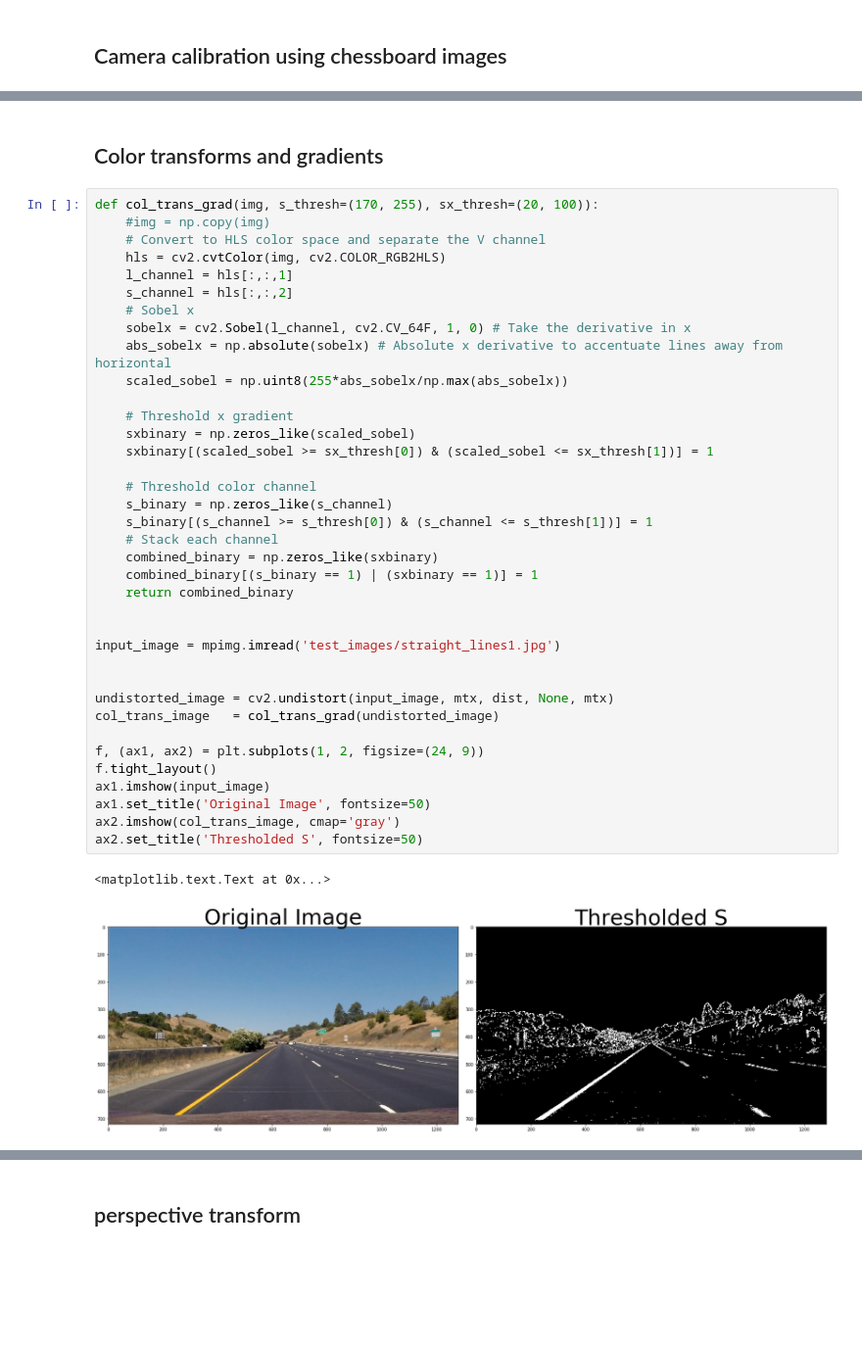
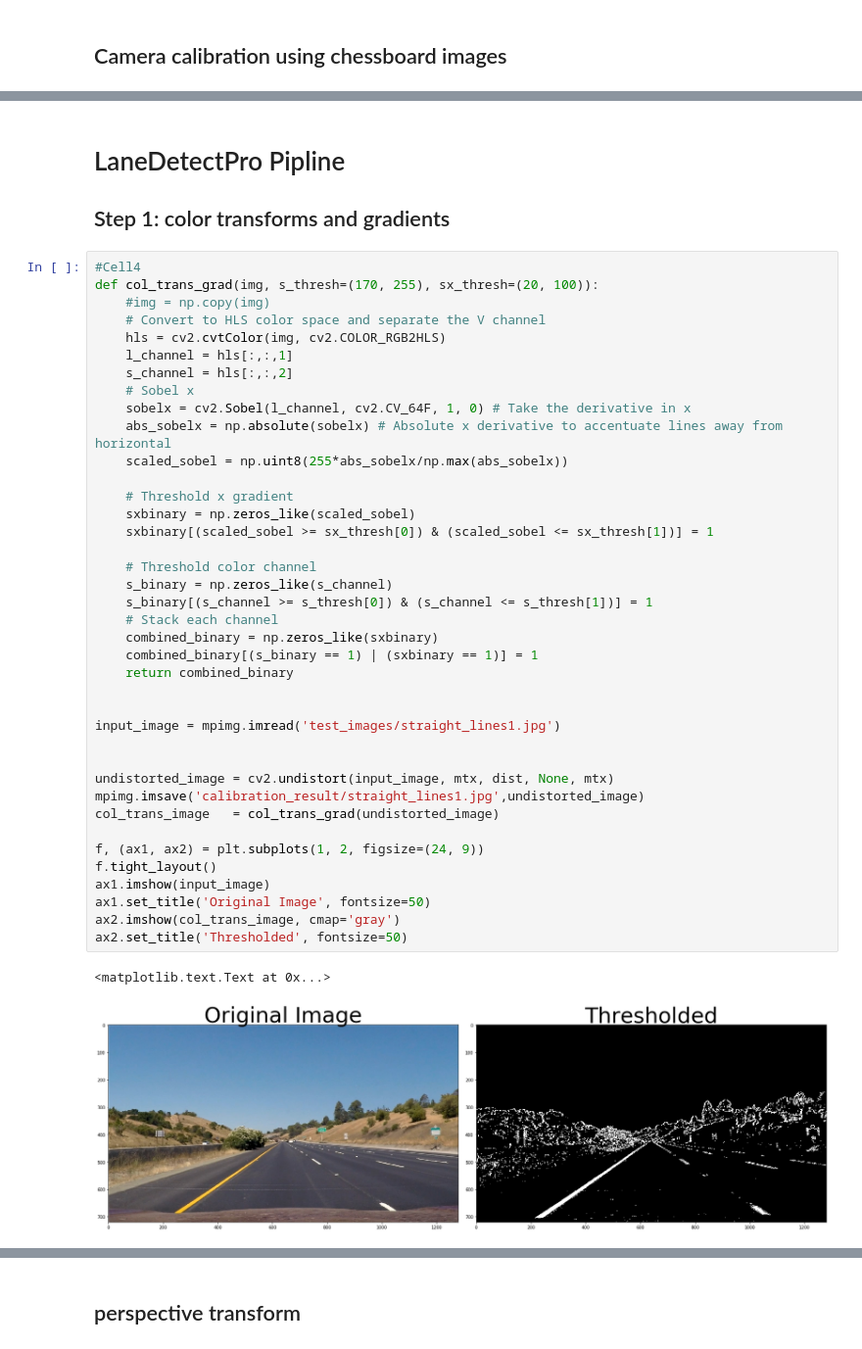
Before and after one commit to mjalalmaab/LaneDetectPro, a Jupyter notebook: LaneDetectPro.ipynb, the cells around one changed output, grey strips where cells are left out. Shown at 98% size. Drawn from its saved outputs; the diff is of its cells as text; blank space fills up the shorter version.

```diff
--- a/LaneDetectPro.ipynb
+++ b/LaneDetectPro.ipynb
@@ -80,8 +62,10 @@ ax2.set_title('Undistorted Image', fontsize=30)
 <matplotlib.text.Text at 0x...>
 [figure]
 # %% [markdown]
-## Color transforms and gradients
+# LaneDetectPro Pipline
+## Step 1: color transforms and gradients
 # %%
+#Cell4
 def col_trans_grad(img, s_thresh=(170, 255), sx_thresh=(20, 100)):
     #img = np.copy(img)
     # Convert to HLS color space and separate the V channel
@@ -92,33 +76,34 @@ def col_trans_grad(img, s_thresh=(170, 255), sx_thresh=(20, 100)):
     sobelx = cv2.Sobel(l_channel, cv2.CV_64F, 1, 0) # Take the derivative in x
     abs_sobelx = np.absolute(sobelx) # Absolute x derivative to accentuate lines away from horizontal
     scaled_sobel = np.uint8(255*abs_sobelx/np.max(abs_sobelx))
 
     # Threshold x gradient
     sxbinary = np.zeros_like(scaled_sobel)
     sxbinary[(scaled_sobel >= sx_thresh[0]) & (scaled_sobel <= sx_thresh[1])] = 1
 
     # Threshold color channel
     s_binary = np.zeros_like(s_channel)
     s_binary[(s_channel >= s_thresh[0]) & (s_channel <= s_thresh[1])] = 1
     # Stack each channel
     combined_binary = np.zeros_like(sxbinary)
     combined_binary[(s_binary == 1) | (sxbinary == 1)] = 1
     return combined_binary
 
 
 input_image = mpimg.imread('test_images/straight_lines1.jpg')
 
 
 undistorted_image = cv2.undistort(input_image, mtx, dist, None, mtx)
+mpimg.imsave('calibration_result/straight_lines1.jpg',undistorted_image)
 col_trans_image   = col_trans_grad(undistorted_image)
 
 f, (ax1, ax2) = plt.subplots(1, 2, figsize=(24, 9))
 f.tight_layout()
 ax1.imshow(input_image)
 ax1.set_title('Original Image', fontsize=50)
 ax2.imshow(col_trans_image, cmap='gray')
-ax2.set_title('Thresholded S', fontsize=50)
+ax2.set_title('Thresholded', fontsize=50)
 # %% [output]
 <matplotlib.text.Text at 0x...>
-[figure, old version]
+[figure, new version]
 # %%
```
Also changed, not shown: parts of 16 cells of this notebook, 18 other files.
